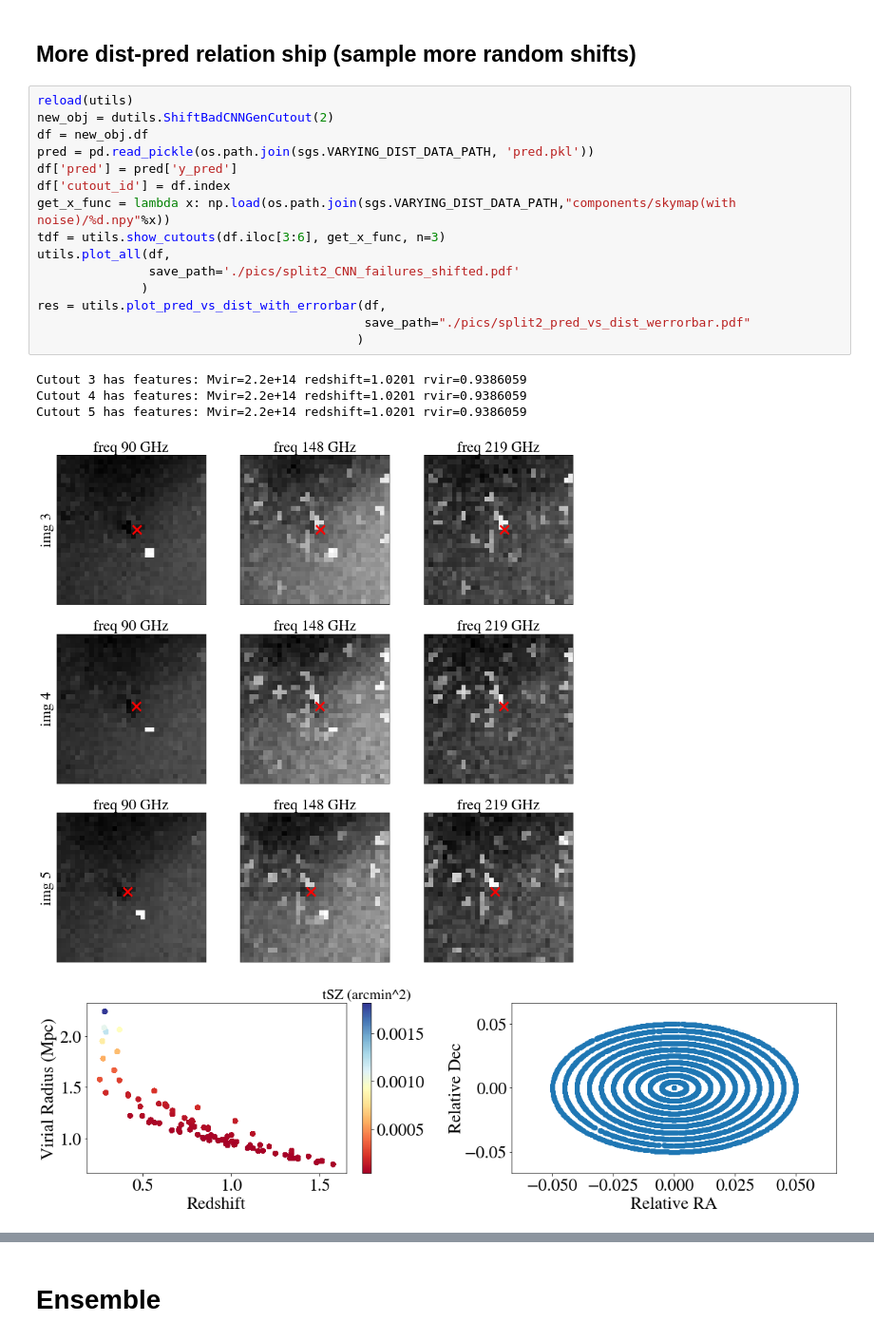
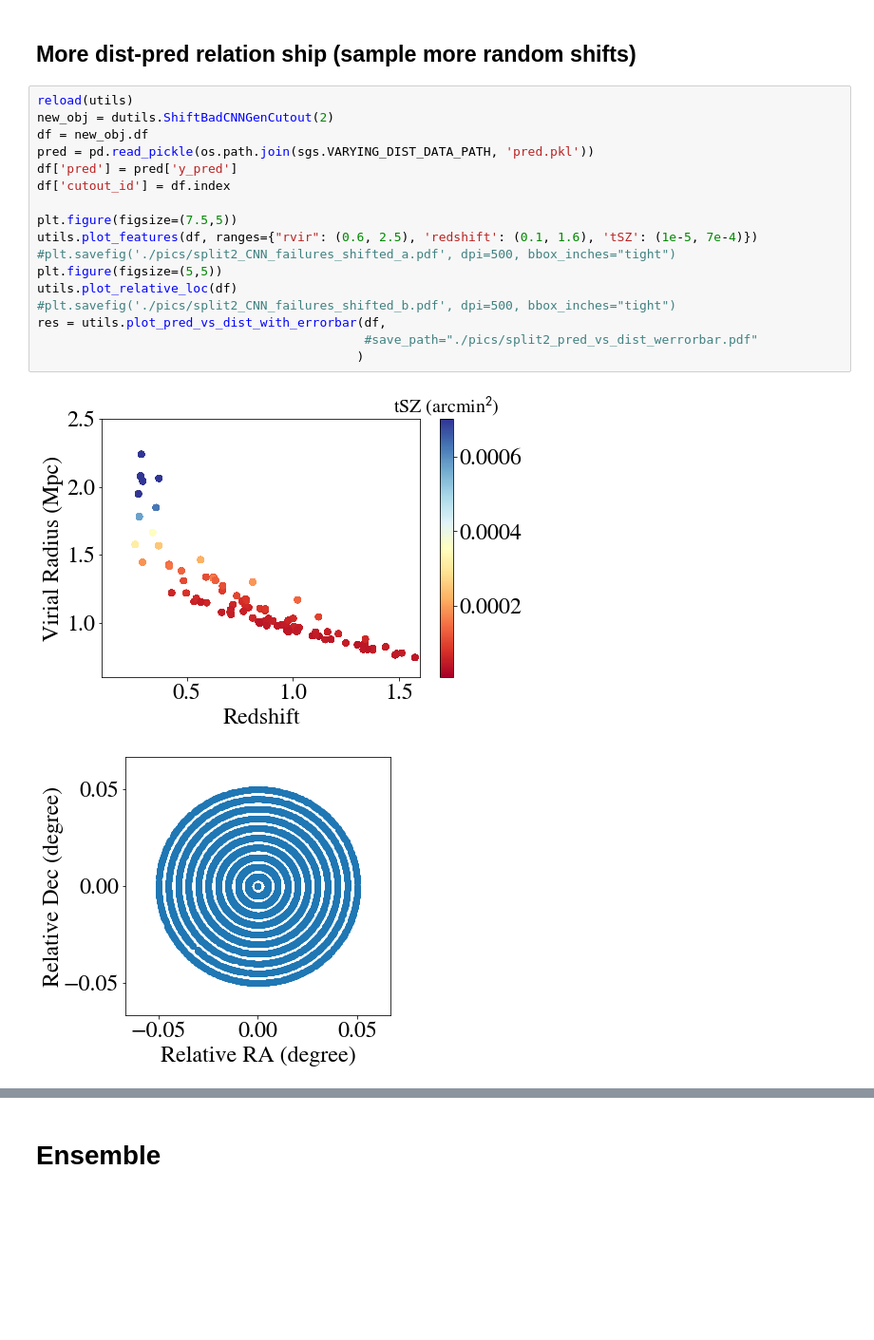
Before and after one commit to zlin7/deepsz, a Jupyter notebook: paper/Paper Notebook Calibrate.ipynb, the cells around one changed output, grey strips where cells are left out. Shown at 95% size. Drawn from its saved outputs; the diff is of its cells as text; blank space fills up the shorter version.

```diff
--- a/paper/Paper Notebook Calibrate.ipynb
+++ b/paper/Paper Notebook Calibrate.ipynb
@@ -247,21 +257,20 @@ Cutout 49774 has features: Mvir=2.9e+14 redshift=0.4032 rvir=1.382407
 # %%
 reload(utils)
 new_obj = dutils.ShiftBadCNNGenCutout(2)
 df = new_obj.df
 pred = pd.read_pickle(os.path.join(sgs.VARYING_DIST_DATA_PATH, 'pred.pkl'))
 df['pred'] = pred['y_pred']
 df['cutout_id'] = df.index
-get_x_func = lambda x: np.load(os.path.join(sgs.VARYING_DIST_DATA_PATH,"components/skymap(with noise)/%d.npy"%x))
-tdf = utils.show_cutouts(df.iloc[3:6], get_x_func, n=3)
-utils.plot_all(df,
-               save_path='./pics/split2_CNN_failures_shifted.pdf'
-              )
+
+plt.figure(figsize=(7.5,5))
+utils.plot_features(df, ranges={"rvir": (0.6, 2.5), 'redshift': (0.1, 1.6), 'tSZ': (1e-5, 7e-4)})
+#plt.savefig('./pics/split2_CNN_failures_shifted_a.pdf', dpi=500, bbox_inches="tight")
+plt.figure(figsize=(5,5))
+utils.plot_relative_loc(df)
+#plt.savefig('./pics/split2_CNN_failures_shifted_b.pdf', dpi=500, bbox_inches="tight")
 res = utils.plot_pred_vs_dist_with_errorbar(df,
-                                            save_path="./pics/split2_pred_vs_dist_werrorbar.pdf"
+                                            #save_path="./pics/split2_pred_vs_dist_werrorbar.pdf"
                                            )
 # %% [output]
-Cutout 3 has features: Mvir=2.2e+14 redshift=1.0201 rvir=0.9386059
-Cutout 4 has features: Mvir=2.2e+14 redshift=1.0201 rvir=0.9386059
-Cutout 5 has features: Mvir=2.2e+14 redshift=1.0201 rvir=0.9386059
-[figure, old version]
+[figure, new version]
-[figure, old version]
+[figure, new version]
```
Also changed, not shown: parts of 28 cells of this notebook, 30 other files.
